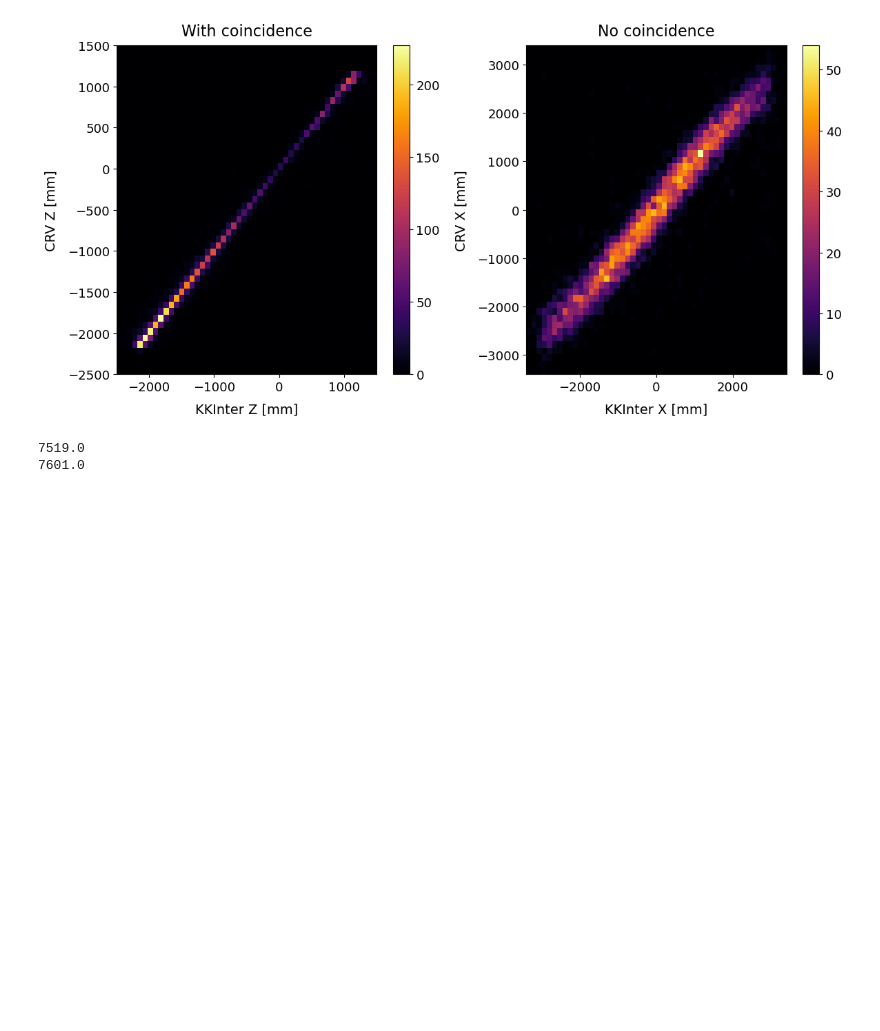
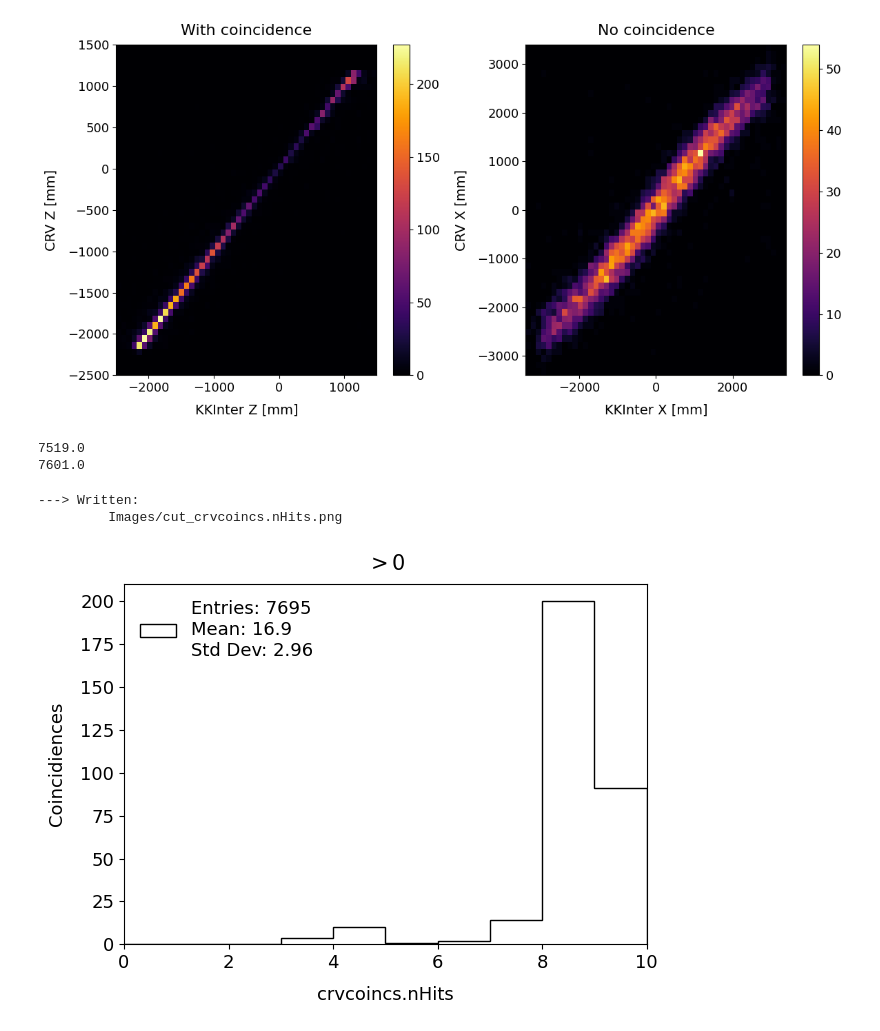
Before and after one commit to sam-grant/CRVSim, a Jupyter notebook: Analyses/Jupyter/CompCRV.ipynb, the cells around one changed output. Saved outputs shown, nothing was run; the diff lists cells and outputs as text; code cells hidden in the pictures; blank space fills up the shorter version.

```diff
--- a/Analyses/Jupyter/CompCRV.ipynb
+++ b/Analyses/Jupyter/CompCRV.ipynb
@@ -296,3 +303,12 @@ print(h2_ZZ.sum())
 # %% [output]
 7519.0
 7601.0
+# %%
+# goodCRV
+Plot1D(ak.flatten(withCRV["crvcoincs"]["crvcoincs.nHits"], axis=None), nbins=10, xmin=0, xmax=10, xlabel="crvcoincs.nHits", ylabel="Coincidiences", title="$>0$", fout="Images/cut_crvcoincs.nHits.png")
+# Plot1D(ak.flatten(withCRV["crvcoincs"]["crvcoincs.nHits"], axis=None), nbins=1, xmin=0, xmax=1, xlabel="Hits / coincidence", ylabel="Coincidiences", title="Good CRV")
+# Plot1D(ak.flatten(arrays["crvcoincs"]["crvcoincs.nHits"], axis=None), nbins=10, xmin=0, xmax=10, xlabel="Hits / coincidence", ylabel="Coincidiences", title="All")
+# %% [output]
+---> Written:
+         Images/cut_crvcoincs.nHits.png
+[figure, added]
```
Also changed, not shown: parts of 9 cells of this notebook, 1 other file.
